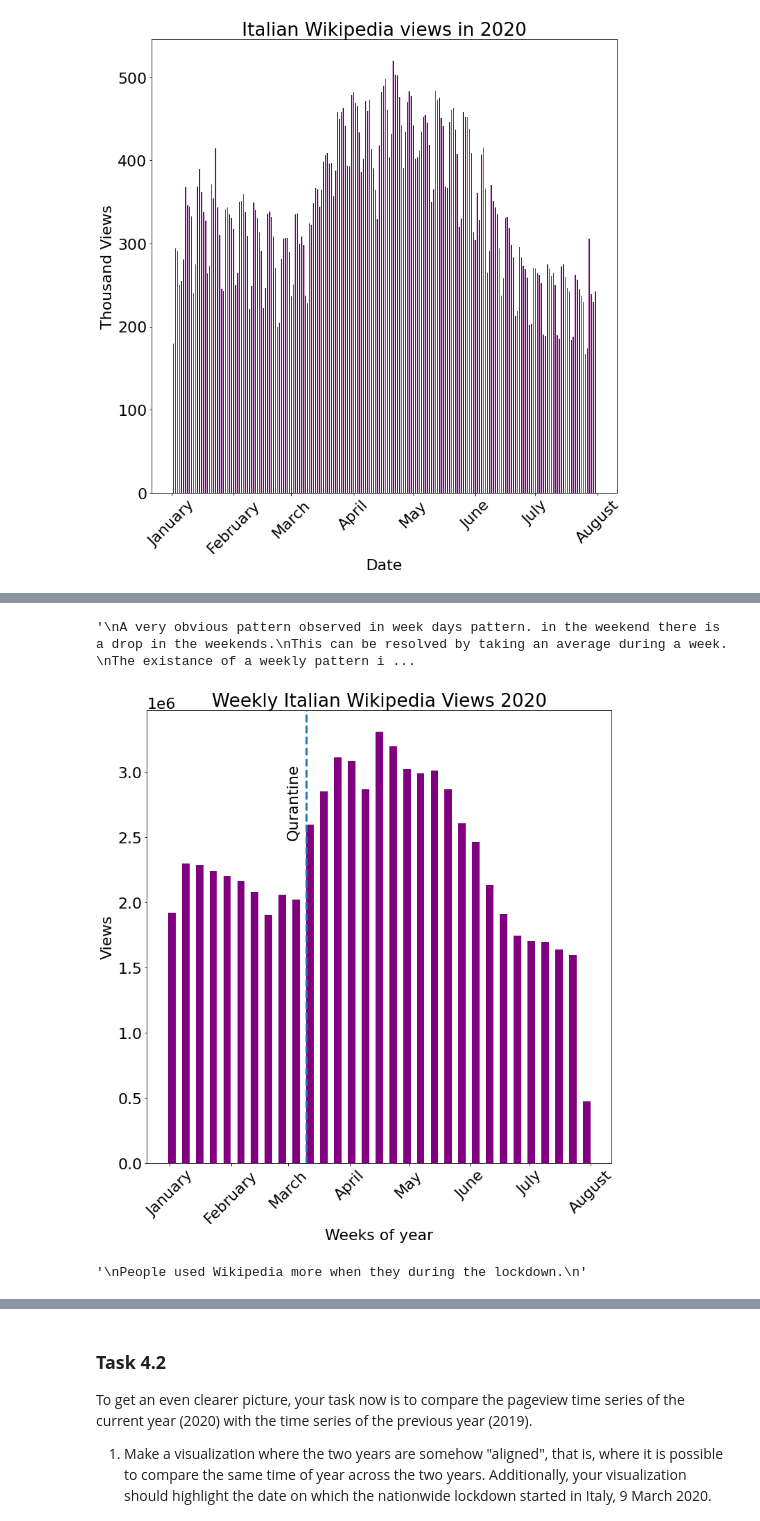
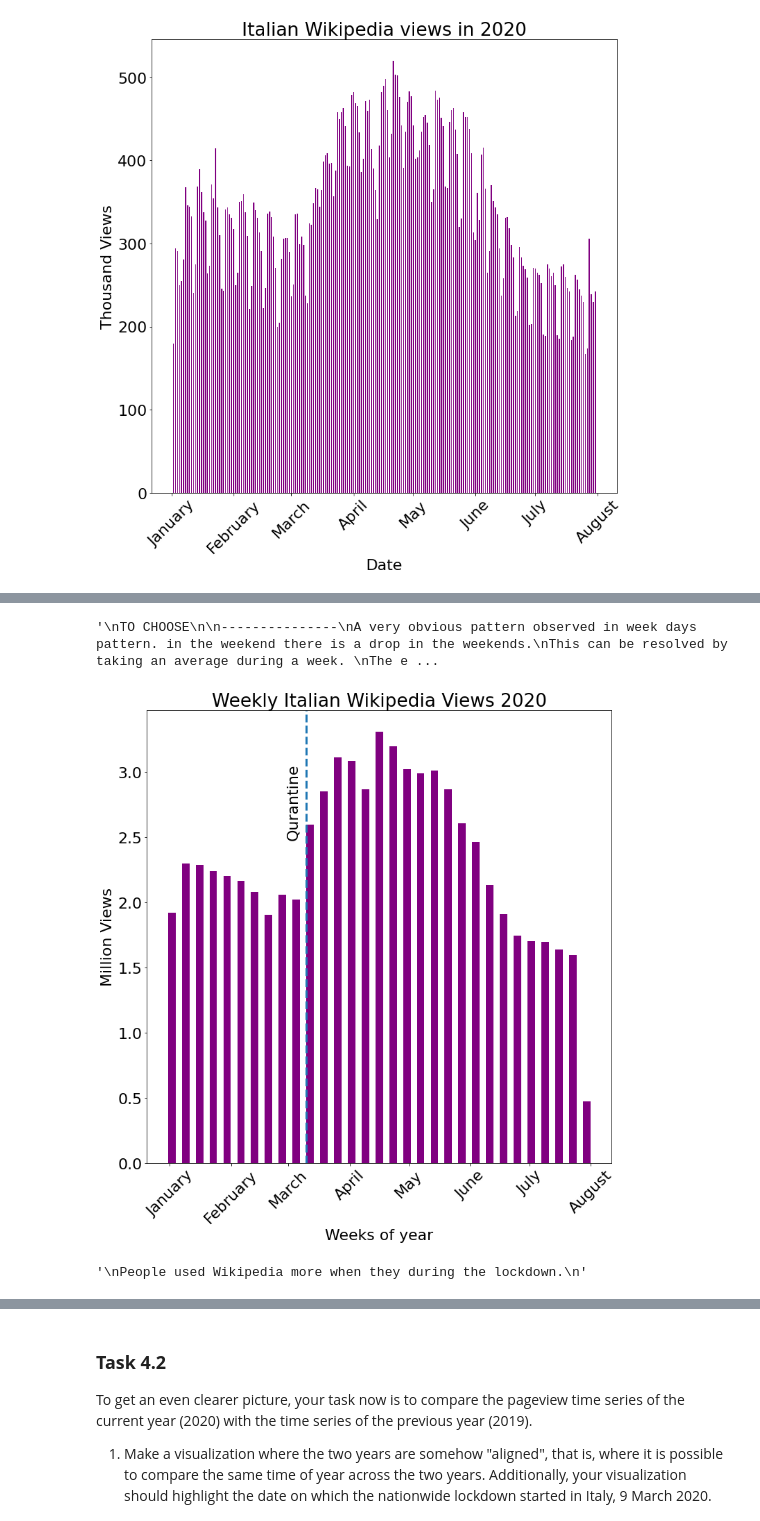
Before and after one commit to alec-flowers/ada-2020-homework1-pandas-pied, a Jupyter notebook: 01 - Pandas Data Wrangling and Data Viz/hw1.ipynb, the cells around one changed output, grey strips where cells are left out. Cells and saved outputs as stored; diff of their text form; code cells hidden in the pictures.

```diff
--- a/01 - Pandas Data Wrangling and Data Viz/hw1.ipynb
+++ b/01 - Pandas Data Wrangling and Data Viz/hw1.ipynb
@@ -586,16 +619,26 @@ ax.plot(tot_view_2020.Date,
 ### ~ 4.1.2
 ### Your text here! ###
 '''
+TO CHOOSE
+
+---------------
 A very obvious pattern observed in week days pattern. in the weekend there is a drop in the weekends.
 This can be resolved by taking an average during a week.
 The existance of a weekly pattern is approved because as we later took the weekly average we could successfully get rid of the noise.
+
+--------------------
+
 The graph above represents the behavior of page views on all the articles of the Italian Wikipedia for the year 2020.
 We quickly notice a repetitive pattern in our data. Thus, after further analysis, we determined that these noises were more specifically related to the fact
-that Wikipedia is used less on weekends than during the week, which could be explained by the fact that people have less need for information on weekends.
+that Wikipedia is used less on weekends than during the week, which could be explained by the fact that people have less need for information on weekends than
+during their working hours
+
 By taking the weekly average, we are taking care of those noises and we can have a much smoother graph.
+
+-------------------
 '''
 # %% [output]
-'\nA very obvious pattern observed in week days pattern. in the weekend there is a drop in the weekends.\nThis can be resolved by taking an average during a week. \nThe existance of a weekly pattern i ...
+'\nTO CHOOSE\n\n---------------\nA very obvious pattern observed in week days pattern. in the weekend there is a drop in the weekends.\nThis can be resolved by taking an average during a week. \nThe e ...
 # %%
 ### ~ 4.1.3
 ### Your code here! ###
@@ -611,33 +654,33 @@ tot_view_2020_by_week.insert(0,'Mon',
 # %%
 fig, ax = plt.subplots(figsize=(12, 12))
 ax.bar(tot_view_2020_by_week.Date,
-       tot_view_2020_by_week['views'],
+       1e-6*tot_view_2020_by_week['views'],
        width = 3.8,
        color='purple')
 
 ax.set(xlabel="Date",
-       ylabel="Views",
+       ylabel="Million Views",
        title="Weekly Italian Wikipedia Views 2020")
 plt.setp(ax.get_xticklabels(), rotation=45)
 ax.axvline(x=datetime.datetime(2020,3,9, 0, 0, 0),
            ymin=0,ymax=1, lw=3, ls='--')
 plt.text(datetime.datetime(2020,3,9)
          -datetime.timedelta(days=10),
-         2.5e6,'Qurantine',rotation=90)
+         2.5,'Qurantine',rotation=90)
 ax.set_xticks(pd.date_range(start='2019-12-28',
                                  periods=len(np.arange(0,33,4.42)),
-                                freq='1M', closed='left'))
+                                 freq='1M', closed='left'))
 ax.set_xticklabels(pd.date_range(start='2020-01-01',
                                  periods=len(np.arange(0,33,4.42)),
-                                  freq='1M', closed='left').strftime('%B'))
+                                 freq='1M', closed='left').strftime('%B'))
 ax.set_xlabel("Weeks of year")
 plt.show()
 
 '''
 People used Wikipedia more when they during the lockdown.
 '''
 # %% [output]
-[figure, old version]
+[figure, new version]
 '\nPeople used Wikipedia more when they during the lockdown.\n'
 # %%
 fig, ax = plt.subplots(figsize=(20, 5))
```
Also changed, not shown: parts of 12 cells of this notebook.
